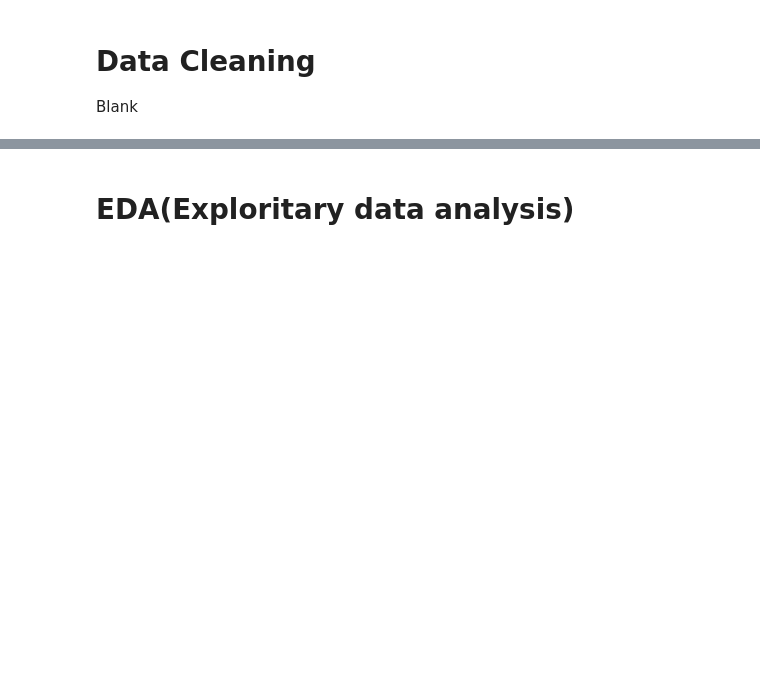
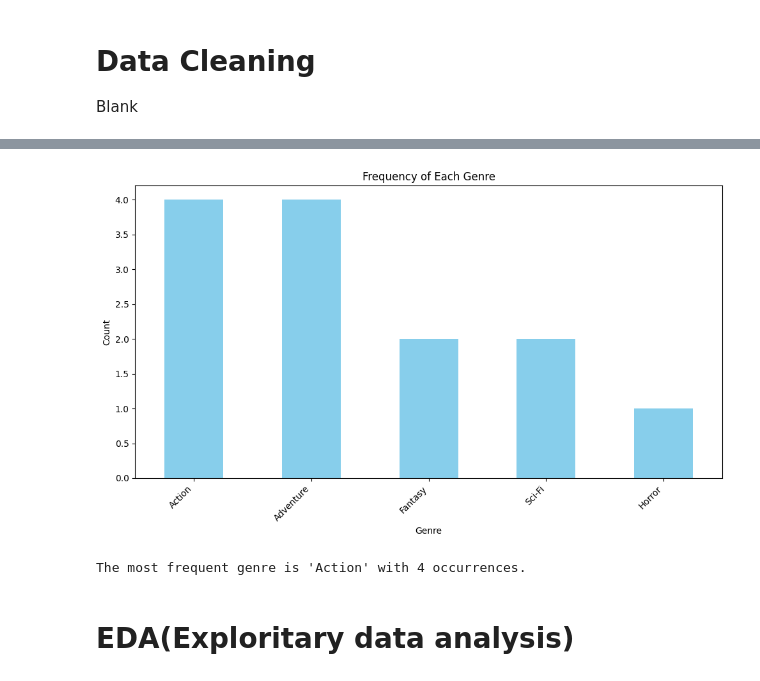
Before and after one commit to Churabros/Car-Rental-System, a Jupyter notebook: Phase_2_Project.ipynb, the cells around one changed output, grey strips where cells are left out. Cells and saved outputs as stored; diff of their text form; code cells hidden in the pictures; blank space fills up the shorter version.

```diff
--- a/Phase_2_Project.ipynb
+++ b/Phase_2_Project.ipynb
@@ -250,3 +420,46 @@ merged_df.head(25)
+# %%
+import pandas as pd
+import matplotlib.pyplot as plt
+
+# Example DataFrame
+data = {
+    'budget_release_date': ['2009-12-18', '2011-05-20', '2015-05-01', '2018-04-27', '2017-11-17'],
+    'title': ['Avatar', 'Pirates of the Caribbean: On Stranger Tides', 'Avengers: Age of Ultron', 'Avengers: Infinity War', 'Justice League'],
+    'budget': [425000000.0, 410600000.0, 330600000.0, 300000000.0, 300000000.0],
+    'domestic_gross': [760507625.0, 241063875.0, 459005868.0, 678815482.0, 229024295.0],
+    'worldwide_gross': [2.776345e+09, 1.045664e+09, 1.403014e+09, 2.048134e+09, 6.559452e+08],
+    'average_rating': [6.1, 6.6, 7.3, 8.5, 6.5],
+    'num_votes': [43.0, 447624.0, 665594.0, 670926.0, 329135.0],
+    'runtime_minutes': [93.0, 136.0, 141.0, 149.0, 120.0],
+    'genres': ['Horror', 'Action,Adventure,Fantasy', 'Action,Adventure,Sci-Fi', 'Action,Adventure,Sci-Fi', 'Action,Adventure,Fantasy'],
+    'original_language': ['en', 'en', 'en', 'en', 'en'],
+    'popularity': [26.526, 30.579, 44.383, 80.773, 34.953]
+}
+
+merged_df = pd.DataFrame(data)
+
+# Split the 'genres' column and count each genre's frequency
+genres_split = merged_df['genres'].str.split(',', expand=True).stack()
+genre_counts = genres_split.value_counts()
+
+# Identify the most frequent genre
+most_frequent_genre = genre_counts.idxmax()
+most_frequent_count = genre_counts.max()
+
+# Plot the frequency of each genre
+plt.figure(figsize=(10, 6))
+genre_counts.plot(kind='bar', color='skyblue')
+plt.title('Frequency of Each Genre')
+plt.xlabel('Genre')
+plt.ylabel('Count')
+plt.xticks(rotation=45, ha='right')
+plt.tight_layout()
+plt.show()
+
+print(f"The most frequent genre is '{most_frequent_genre}' with {most_frequent_count} occurrences.")
+# %% [output]
+[figure, added]
+The most frequent genre is 'Action' with 4 occurrences.
 # %% [markdown]
 # EDA(Exploritary data analysis)
 # %% [markdown]
```
Also changed, not shown: parts of 37 cells of this notebook.
